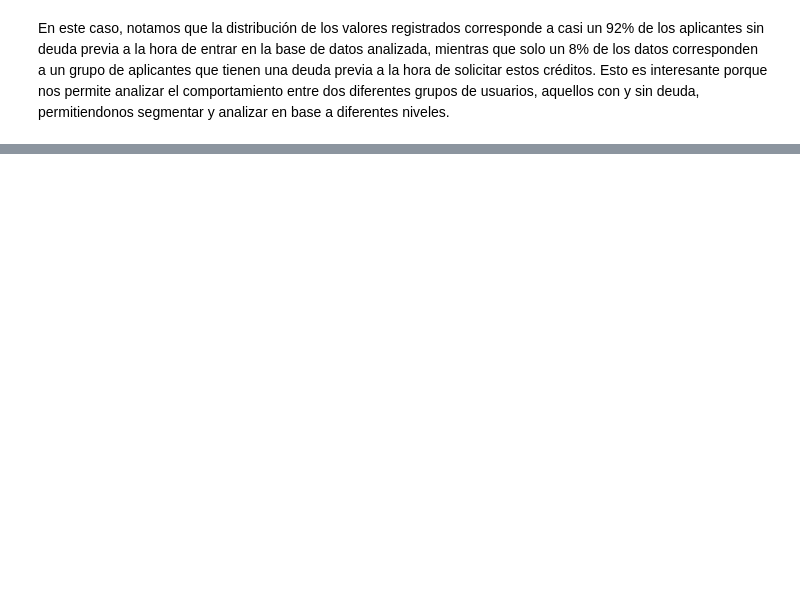
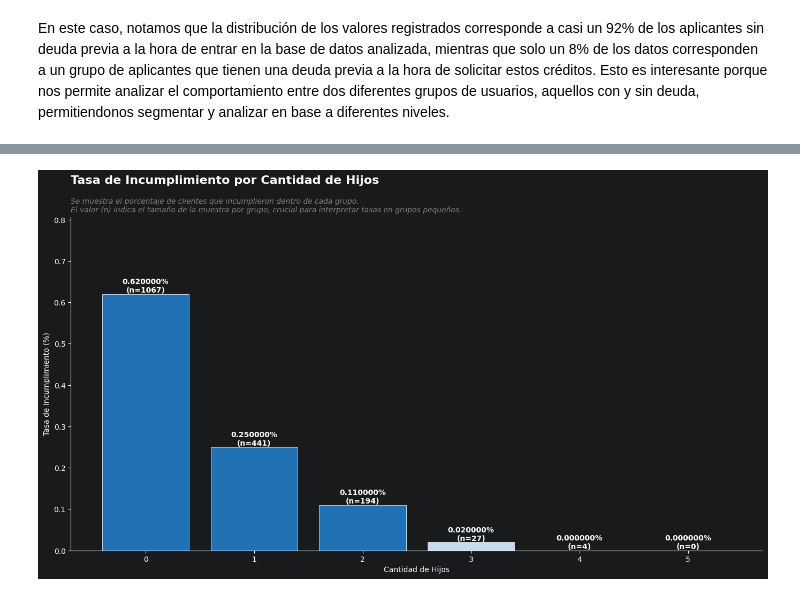
Before and after one commit to Volv1t3/MidtermDataAnalysisProject, a Jupyter notebook: src/python/notebooks/Proyecto_En_Clase_Arellano.ipynb, the cells around one changed output, grey strips where cells are left out. Saved outputs shown, nothing was run; the diff lists cells and outputs as text; code cells hidden in the pictures; blank space fills up the shorter version.

```diff
--- a/src/python/notebooks/Proyecto_En_Clase_Arellano.ipynb
+++ b/src/python/notebooks/Proyecto_En_Clase_Arellano.ipynb
@@ -1671,0 +2499,19 @@ plt.show()
+# %%
+#? 10 Analisis del porcentaje de valores por estado civil, cantidad de hijos, educacion, genero y debt
+
+conteo_valores_con_debt_zero = data_cleaned[data_cleaned['debt'] == 0].shape[0]
+conteo_valores_con_debt_uno = data_cleaned[data_cleaned['debt'] == 1].shape[0]
+
+#? 10.1 Segmentacion y agrupacion por valores
+resultado_agrupacion_completa = (
+    data_cleaned.groupby(by=['debt', 'family_status', 'children', 'education', 'gender'])
+    .size()
+    .to_frame(name='Conteo')
+)
+
+#? 10.2 Anadimos los porcentajes correspondientes mediante una iteracion completa
+for (debt, family_status, children, education, gender), row in resultado_agrupacion_completa.iterrows():
+    total = conteo_valores_con_debt_zero if debt == 0 else conteo_valores_con_debt_uno
+    resultado_agrupacion_completa.loc[(debt, family_status, children, education, gender), 'Porcentaje'] = round((row['Conteo'] / total) * 100, 2)
+
+resultado_agrupacion_completa
@@ -1671,0 +2621,37 @@ plt.show()
+# %%
+#-------------------------------------------------------------------------------------------------
+# Snippet de Codigo de IA: Basado en codigo de curso de Machine Learning MAC con modificaciones con Amazon Q Professional
+#-------------------------------------------------------------------------------------------------
+
+
+#? 2 Visualizacion de la tasa de incumplimiento por cantidad de hijos
+fig, ax = plt.subplots(figsize=(14, 8))
+
+bars = ax.bar(
+    tasa_por_hijos.index.astype(str),
+    tasa_por_hijos['Tasa_Incumplimiento_Deudores'],
+    color=['#2171b5' if i < 3 else '#c6dbef' for i in tasa_por_hijos.index],
+    edgecolor='white', linewidth=0.5
+)
+
+#? Labels sobre cada barra con tasa y tamaño de muestra
+for bar, (idx, row) in zip(bars, tasa_por_hijos.iterrows()):
+    height = bar.get_height()
+    ax.text(bar.get_x() + bar.get_width() / 2, height ,
+            f'{height:.6f}%\n(n={int(row["Deudores_Totales"])})',
+            ha='center', va='bottom', fontsize=10, fontweight='bold')
+
+ax.set_title('Tasa de Incumplimiento por Cantidad de Hijos', fontsize=16, fontweight='bold', loc='left', pad=45)
+ax.text(0.0, 1.01,
+        'Se muestra el porcentaje de clientes que incumplieron dentro de cada grupo.\n'
+        'El valor (n) indica el tamaño de la muestra por grupo, crucial para interpretar tasas en grupos pequeños.',
+        transform=ax.transAxes, fontsize=10, fontstyle='italic', color='gray', va='bottom', ha='left')
+ax.set_xlabel('Cantidad de Hijos')
+ax.set_ylabel('Tasa de Incumplimiento (%)')
+ax.spines['top'].set_visible(False)
+ax.spines['right'].set_visible(False)
+ax.set_ylim(0, tasa_por_hijos['Tasa_Incumplimiento_Deudores'].max() * 1.3)
+plt.tight_layout(pad=2.0)
+plt.show()
+# %% [output]
+[figure, added]
```
Also changed, not shown: parts of 93 cells of this notebook.
